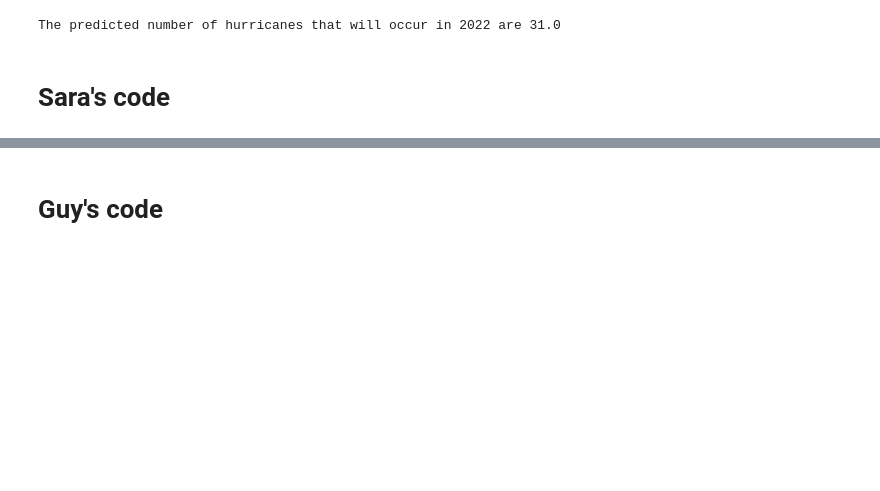
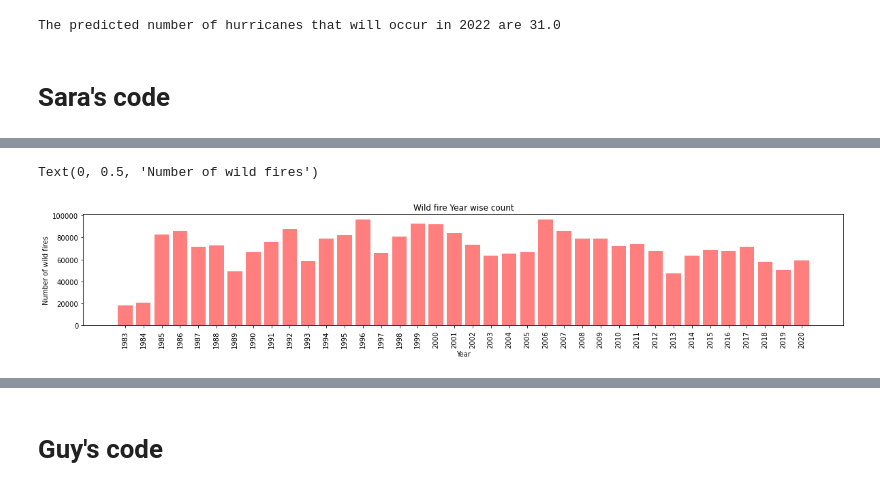
Before and after one commit to SaradhaRam/Climatechange-Extreme-Weather-Analysis, a Jupyter notebook: Final_Combined_Notebook.ipynb, the cells around one changed output, grey strips where cells are left out. Saved outputs shown, nothing was run; the diff lists cells and outputs as text; code cells hidden in the pictures; blank space fills up the shorter version.

Commit message:
pushed wildfire code to Final_Combined_Notebook

```diff
--- a/Final_Combined_Notebook.ipynb
+++ b/Final_Combined_Notebook.ipynb
@@ -209,3 +210,12 @@ print(f'The predicted number of hurricanes that will occur in 2022 are {round(hu
 The predicted number of hurricanes that will occur in 2022 are 31.0
 # %% [markdown]
 # Sara's code
+# %%
+#  Read cvs file
+
+# Wild fire year wise count dataset
+wildfire_count_1983_2020 = pd.read_csv("wildfire_source_data/wildfire_count_1983_2020.csv")
+
+# Average temperature from 1991 - 2020 for contiguous US
+average_temp_1983_2020 = pd.read_csv("wildfire_source_data/average_temp_1983_2020.txt")
+average_temp_1983_2020.head()
@@ -211,0 +229,20 @@ The predicted number of hurricanes that will occur in 2022 are 31.0
+# %%
+# Data cleansing
+
+# sorting the average_temp "Year" by decending order inorder to be able to merge with wild fire count
+sorted_average_temp = average_temp_1983_2020.sort_values(by="Year", ascending=False)
+average_temp_final = sorted_average_temp.reset_index(drop = True)
+
+# formatting the "," from Fire and Acres column
+fires = wildfire_count_1983_2020['Fires'].str.replace(',', '').astype(int)
+acres = wildfire_count_1983_2020['Acres'].str.replace(',', '').astype(int)
+year = wildfire_count_1983_2020['Year']
+
+# creating a new dataframe after removing the "," from wildfire_count_1983_2020 dataset
+wild_fire_count_df = pd.DataFrame({"WildFire_Count":fires,
+                                   "Acres_Burned":acres,
+                                   "Year" : year})
+
+# Merge two dataframes using an inner join
+wildfire_merged_df = pd.merge(wild_fire_count_df, average_temp_final, how ="inner", on="Year")
+wildfire_merged_df.head()
@@ -211,0 +256,17 @@ The predicted number of hurricanes that will occur in 2022 are 31.0
+# %%
+# Generating bar chart using matplotlib
+x_axis = wildfire_merged_df['Year']
+y_axis = wildfire_merged_df['WildFire_Count']
+
+# Create a list indicating where to write x labels and set figure size to adjust for space
+plt.figure(figsize=(20,3))
+plt.bar(x_axis, y_axis, color='r', alpha=0.5, align="center")
+plt.xticks(x_axis, rotation="vertical")
+
+# Set a Title and labels
+plt.title("Wild fire Year wise count")
+plt.xlabel("Year")
+plt.ylabel("Number of wild fires")
+# %% [output]
+Text(0, 0.5, 'Number of wild fires')
+[figure, added]
```
Also changed, not shown: parts of 11 cells of this notebook.
